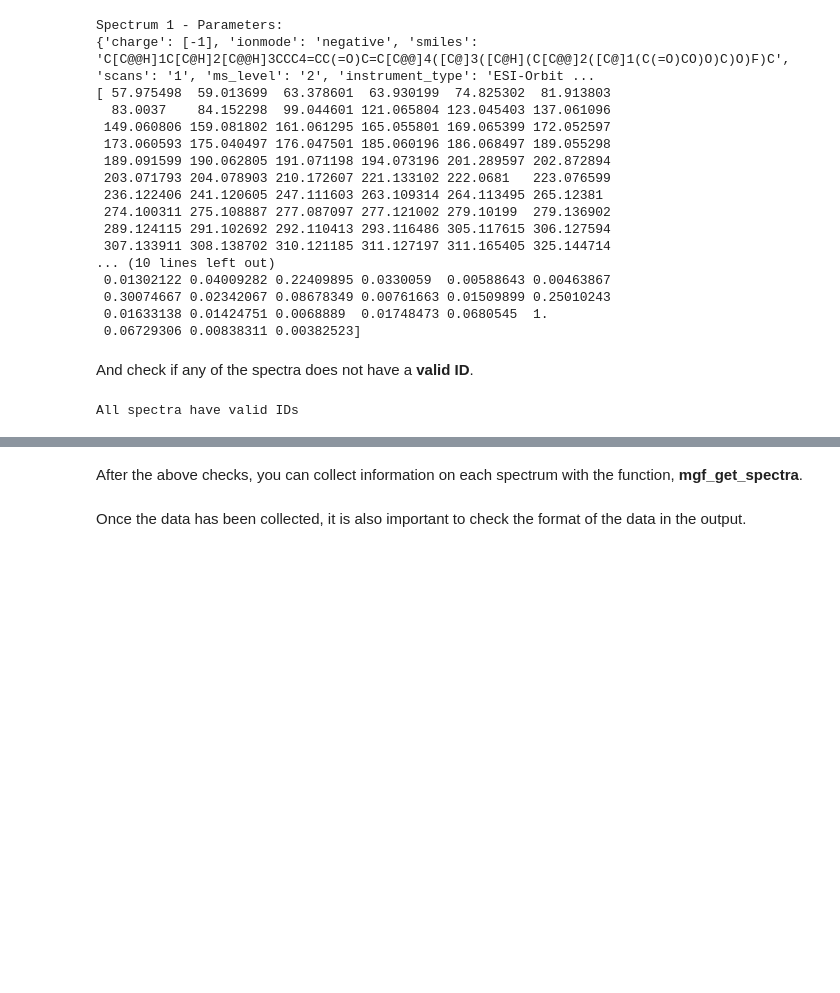
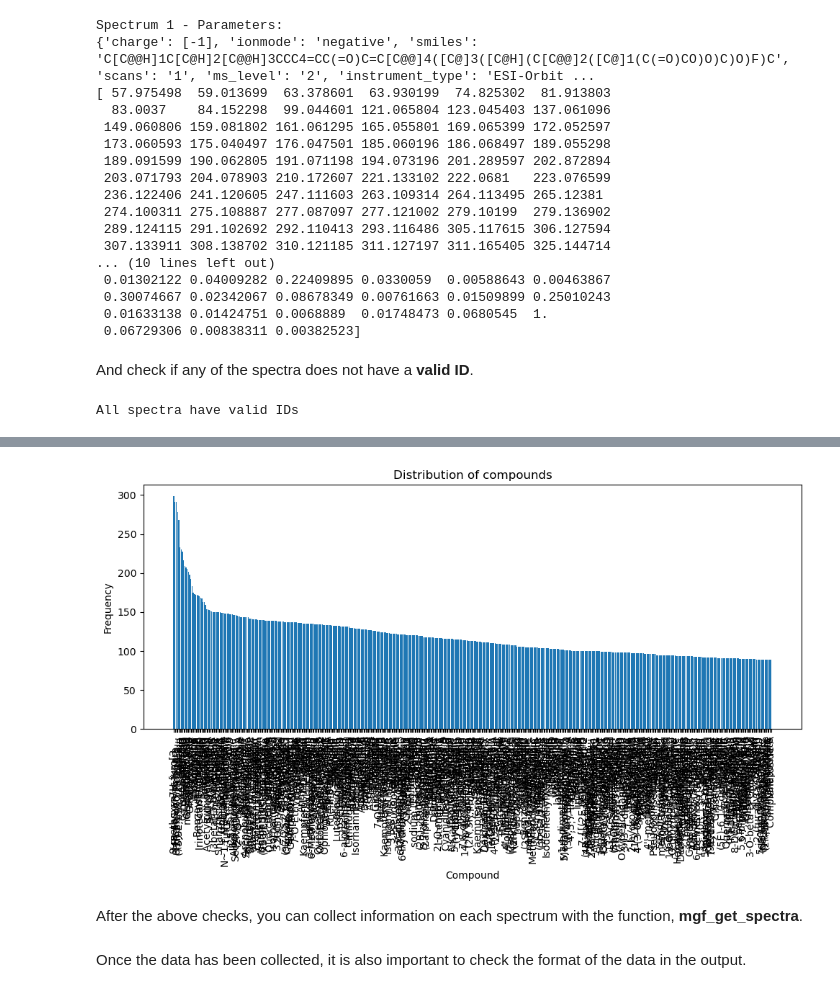
Before and after one commit to CarlosGomes00/Transformer-Based-Models-for-Chemical-Fingerprint-Prediction, a Jupyter notebook: notebooks/mgf_test.ipynb, the cells around one changed output, grey strips where cells are left out. Drawn from its saved outputs; the diff is of its cells as text; code cells hidden in the pictures; blank space fills up the shorter version.

Commit message:
plot_distribution added

```diff
--- a/notebooks/mgf_test.ipynb
+++ b/notebooks/mgf_test.ipynb
@@ -73,3 +78,9 @@ KeyError: 'COMPOUND_NAME'
+# %%
+mgf_spect = mgf_get_spectra(mgf_data)
+
+plot_spectra_distribution(mgf_spect, 500)
+# %% [output]
+[figure, added]
 # %% [markdown]
 After the above checks, you can collect information on each spectrum with the function, **mgf_get_spectra**.
 # %%
```
Also changed, not shown: parts of 1 cell of this notebook, 2 other files.
